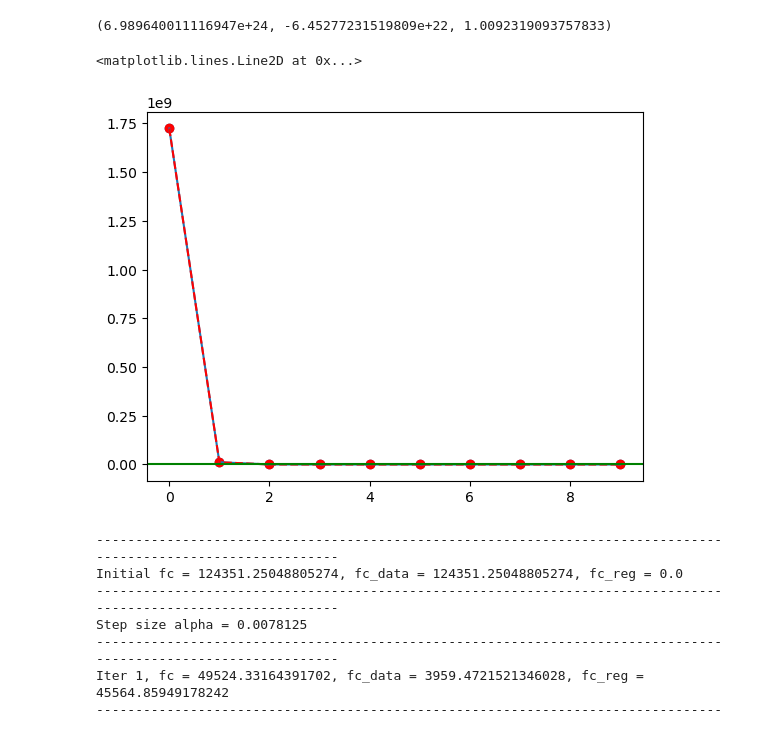
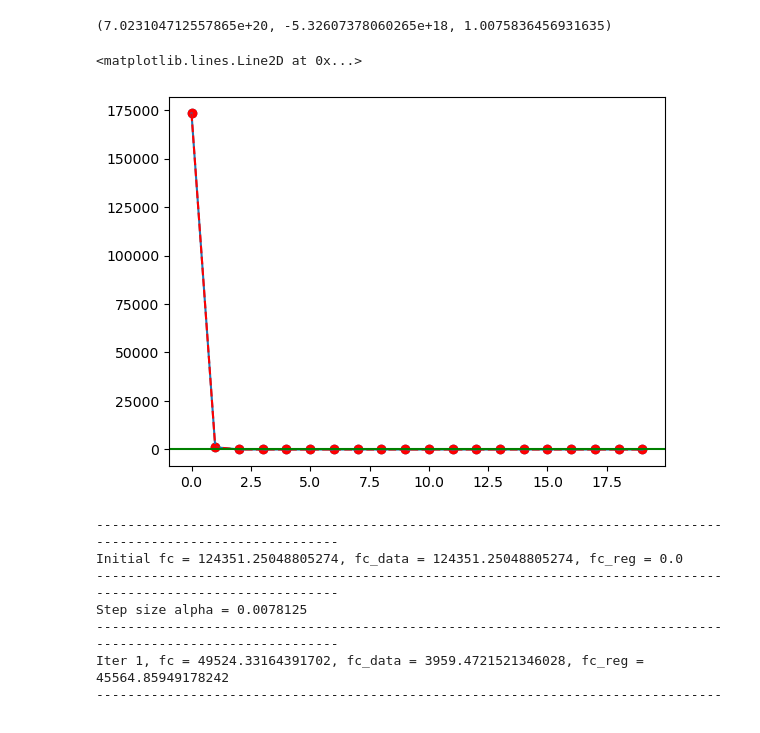
Before and after one commit to Shreyas911/pySICOPOLIS, a Jupyter notebook: examples/jupyter_notebooks/optim_tuneCS.ipynb, the cells around one changed output. Cells and saved outputs as stored; diff of their text form; code cells hidden in the pictures.

```diff
--- a/examples/jupyter_notebooks/optim_tuneCS.ipynb
+++ b/examples/jupyter_notebooks/optim_tuneCS.ipynb
@@ -57,11 +57,15 @@ dict_params_attrs_type = {"xx_c_slide_init": "nodiff"}
 dict_params_fields_or_scalars = {"xx_c_slide_init": "field"}
 dict_masks_observables = {"vs": vs_uncert_data**(-2)}
 
-prior_alpha = 10000.0
+# prior_alpha = 1.e8
+prior_alpha = 1.e4
 prior_delta_z_scaler = 1.0
 dict_prior_sigmas = {"xx_c_slide_init": None}
 dict_prior_gammas = {"xx_c_slide_init": 1.0}
-dict_prior_deltas = {"xx_c_slide_init": 0.000001}
+dict_prior_deltas = {"xx_c_slide_init": 1.e-6}
+
+MAX_ITERS_SOR = 100
+OMEGA_SOR = 1.5
 # %%
 DA = optim_new.DataAssimilation(sicopolis_dir, simulation,
                                 dict_sico_out_folder_prefixes, dict_ad_exec_cmds_suffixes,
@@ -252,7 +254,7 @@ DA = optim_new.DataAssimilation(sicopolis_dir, simulation,
                                 dict_og_params_fields_vals, dict_params_fields_num_dims,
                                 dict_params_coords, dict_params_attrs_type, dict_params_fields_or_scalars, dict_masks_observables,
                                 prior_alpha, prior_delta_z_scaler, dict_prior_sigmas, dict_prior_gammas, dict_prior_deltas,
-                                None, True, "0002.nc", "/scratch2/shreyas/temp_dir")
+                                MAX_ITERS_SOR, OMEGA_SOR, None, True, "0002.nc", "/scratch2/shreyas/temp_dir")
 
 DA.inexact_gn_hessian_cg(MAX_ITERS=5, init_alpha_gd = 1.e-6)
 # %% [output]
@@ -285,22 +287,22 @@ Attributes:
 # %%
-sigma_B_squared, sigma_P_squared, delta_sigma_qoi_squared = DA.forward_uq_propagation(5, 5)
+sigma_B_squared, sigma_P_squared, delta_sigma_qoi_squared = DA.forward_uq_propagation(15, 5)
 sigma_B_squared, sigma_P_squared, delta_sigma_qoi_squared
 # %% [output]
-(6.989640011116947e+24, -6.45277231519809e+22, 1.0092319093757833)
+(7.023104712557865e+20, -5.32607378060265e+18, 1.0075836456931635)
 # %%
-U_misfit, Lambda_misfit = DA.revd(5, 5, mode = "misfit_prior_precond")
-U_full, Lambda_full = DA.revd(5, 5, mode = "full_prior_precond")
+U_misfit, Lambda_misfit = DA.revd(15, 5, mode = "misfit_prior_precond")
+U_full, Lambda_full = DA.revd(15, 5, mode = "full_prior_precond")
 
 plt.scatter(np.arange(Lambda_misfit.shape[0]), np.sort(Lambda_misfit)[::-1])
 plt.plot(np.sort(Lambda_misfit)[::-1])
 
 plt.scatter(np.arange(Lambda_full.shape[0]), np.sort(Lambda_full)[::-1], color = "red")
 plt.plot(np.sort(Lambda_full)[::-1], "r--")
 
 plt.axhline(1, color = "green")
 # %% [output]
 <matplotlib.lines.Line2D at 0x...>
-[figure, old version]
+[figure, new version]
 # %%
 DA = optim_new.DataAssimilation(sicopolis_dir, simulation,
                                 dict_sico_out_folder_prefixes, dict_ad_exec_cmds_suffixes,
```
Also changed, not shown: parts of 10 cells of this notebook, 1 other file.
